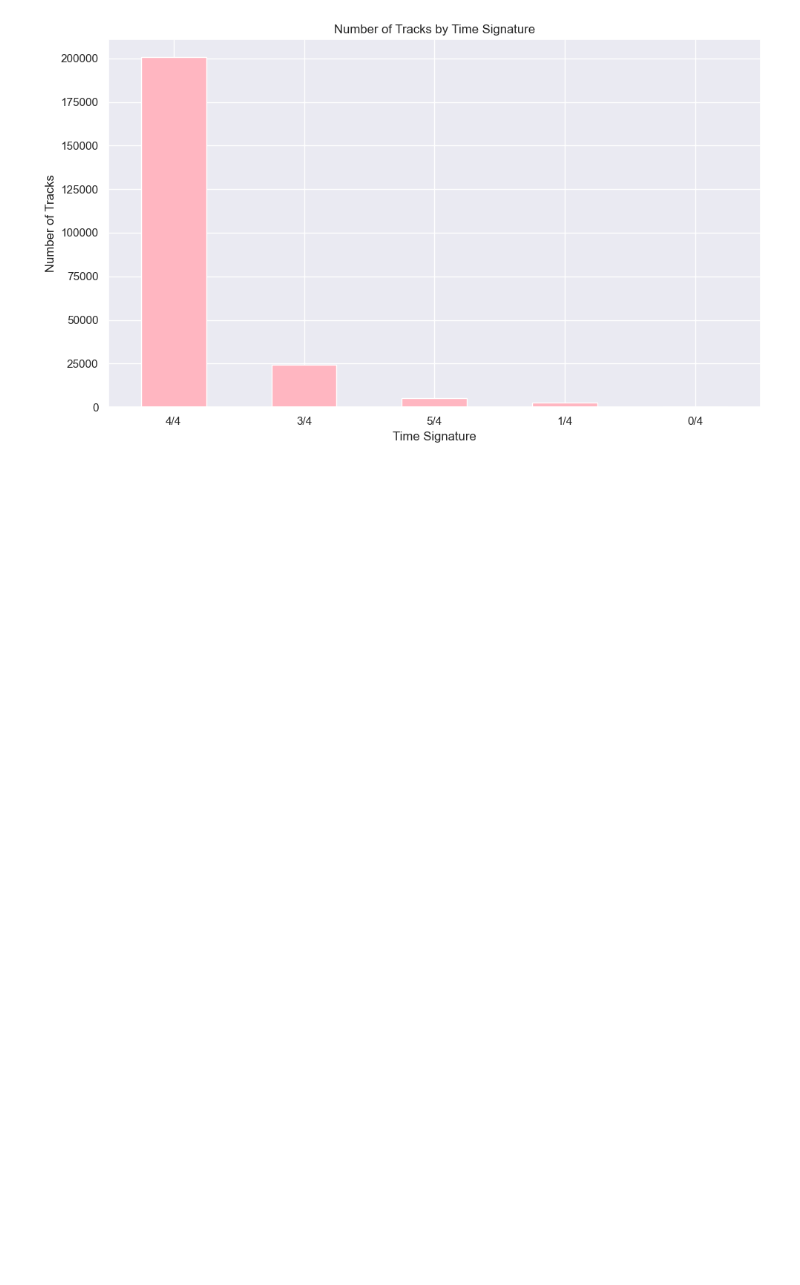
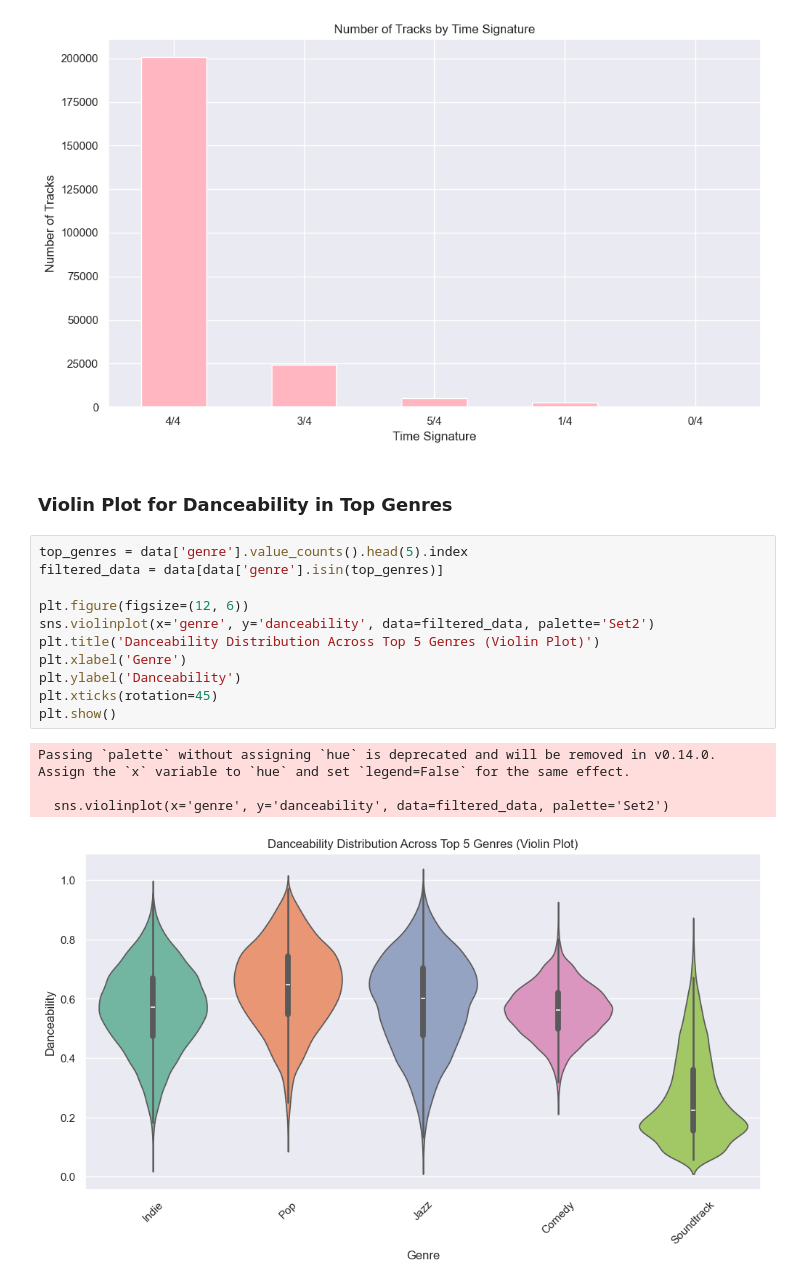
Before and after one commit to aghabidareh/SpotifyAnalyzer, a Jupyter notebook: main.ipynb, the cells around one changed output. Saved outputs shown, nothing was run; the diff lists cells and outputs as text; blank space fills up the shorter version.

Commit message:
plot-and-violin-plot

```diff
--- a/main.ipynb
+++ b/main.ipynb
@@ -404,3 +404,21 @@ plt.tight_layout()
 plt.show()
 # %% [output]
 [figure]
+# %% [markdown]
+### Violin Plot for Danceability in Top Genres
+# %%
+top_genres = data['genre'].value_counts().head(5).index
+filtered_data = data[data['genre'].isin(top_genres)]
+
+plt.figure(figsize=(12, 6))
+sns.violinplot(x='genre', y='danceability', data=filtered_data, palette='Set2')
+plt.title('Danceability Distribution Across Top 5 Genres (Violin Plot)')
+plt.xlabel('Genre')
+plt.ylabel('Danceability')
+plt.xticks(rotation=45)
+plt.show()
+# %% [output]
+Passing `palette` without assigning `hue` is deprecated and will be removed in v0.14.0. Assign the `x` variable to `hue` and set `legend=False` for the same effect.
+
+  sns.violinplot(x='genre', y='danceability', data=filtered_data, palette='Set2')
+[figure, added]
```
